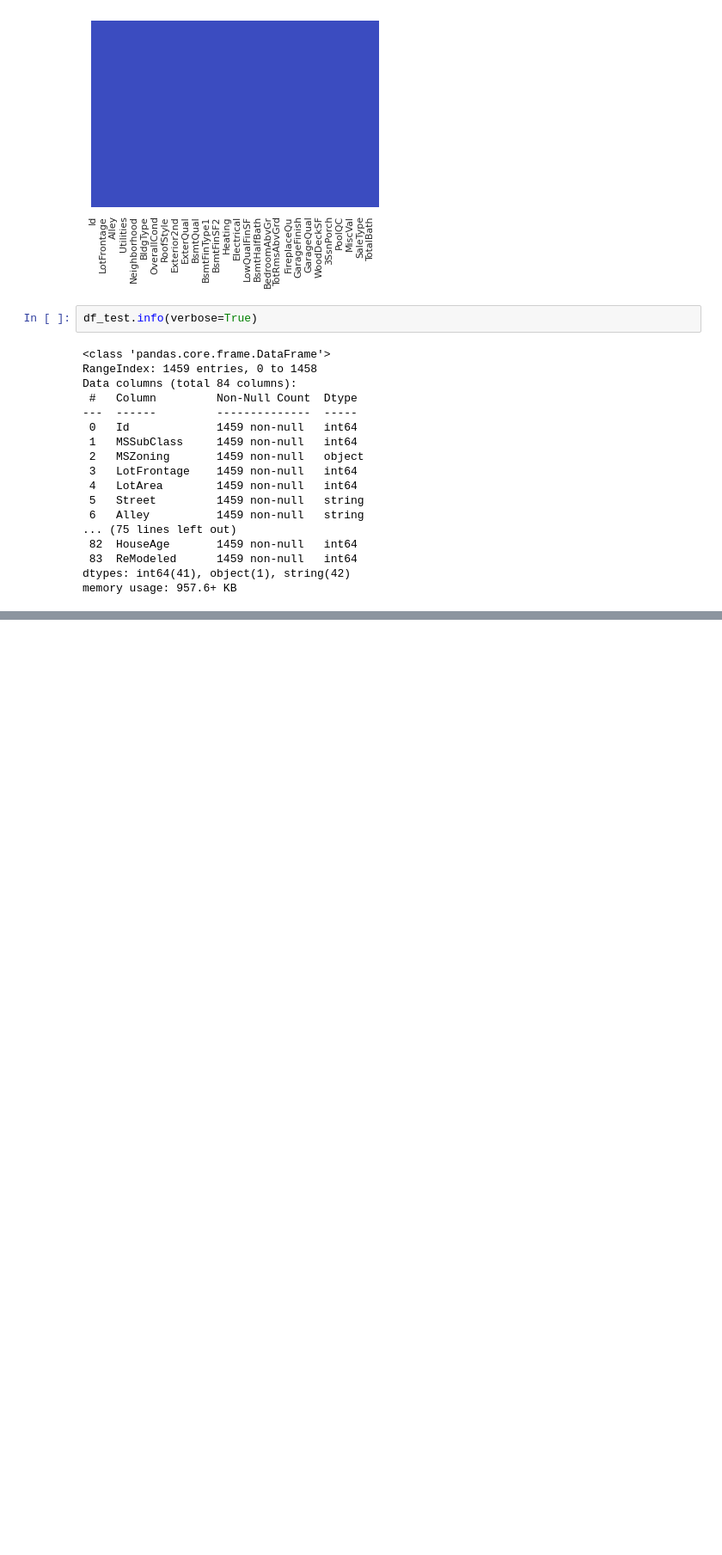
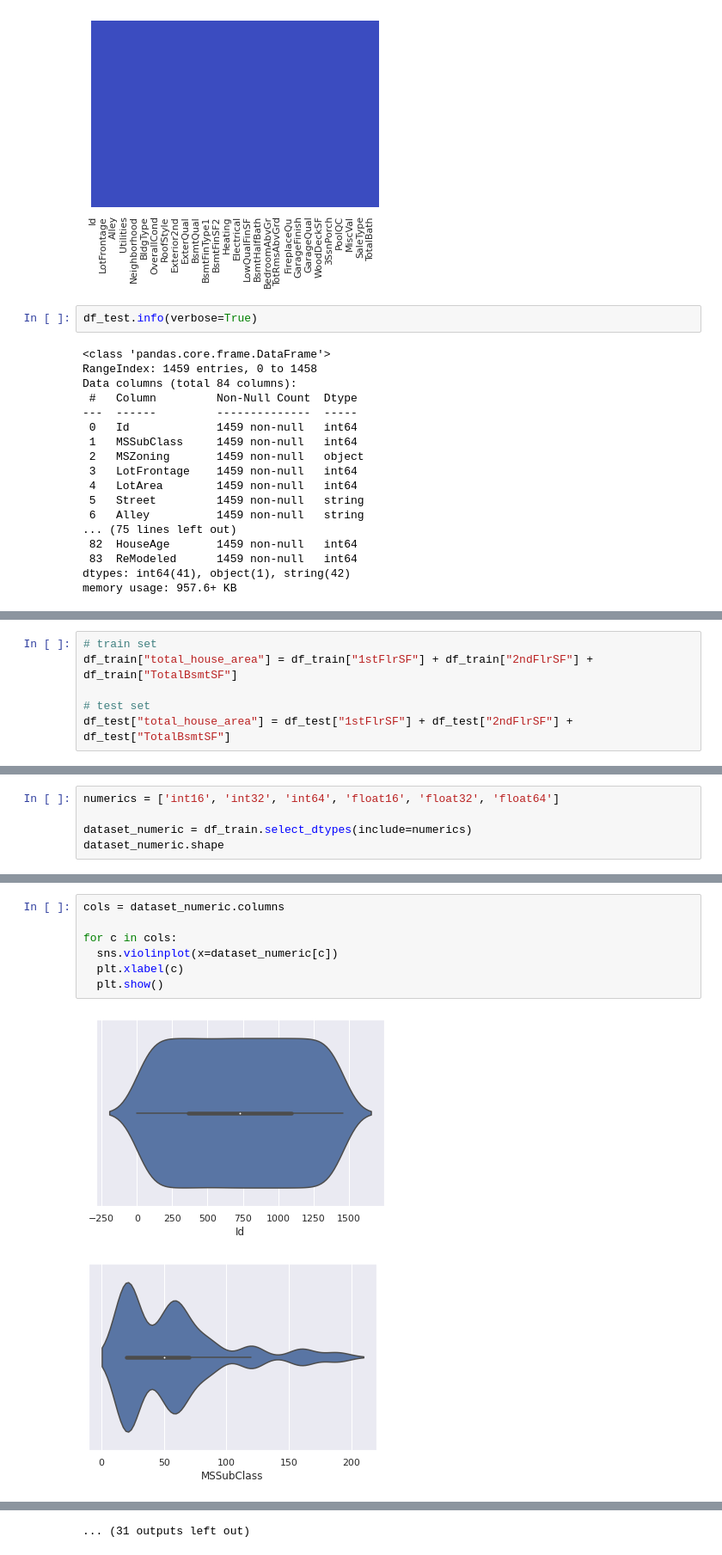
Before and after one commit to DrakeData/House_Price_EDA, a Jupyter notebook: MSDS422_Assignmetn3_Colab.ipynb, the cells around one changed output, grey strips where cells are left out. Shown at 86% size. Saved outputs shown, nothing was run; the diff lists cells and outputs as text; blank space fills up the shorter version.

```diff
--- a/MSDS422_Assignmetn3_Colab.ipynb
+++ b/MSDS422_Assignmetn3_Colab.ipynb
@@ -181,0 +194,6 @@ memory usage: 957.6+ KB
+# %%
+# train set
+df_train["total_house_area"] = df_train["1stFlrSF"] + df_train["2ndFlrSF"] + df_train["TotalBsmtSF"]
+
+# test set
+df_test["total_house_area"] = df_test["1stFlrSF"] + df_test["2ndFlrSF"] + df_test["TotalBsmtSF"]
@@ -181,0 +202,5 @@ memory usage: 957.6+ KB
+# %%
+numerics = ['int16', 'int32', 'int64', 'float16', 'float32', 'float64']
+
+dataset_numeric = df_train.select_dtypes(include=numerics)
+dataset_numeric.shape
@@ -181,0 +229,10 @@ memory usage: 957.6+ KB
+# %%
+cols = dataset_numeric.columns
+
+for c in cols:
+  sns.violinplot(x=dataset_numeric[c])
+  plt.xlabel(c)
+  plt.show()
+# %% [output]
+[figure, added]
+[figure, added]
@@ -181,0 +249 @@ memory usage: 957.6+ KB
+... (31 outputs left out)
```
Also changed, not shown: parts of 15 cells of this notebook.
